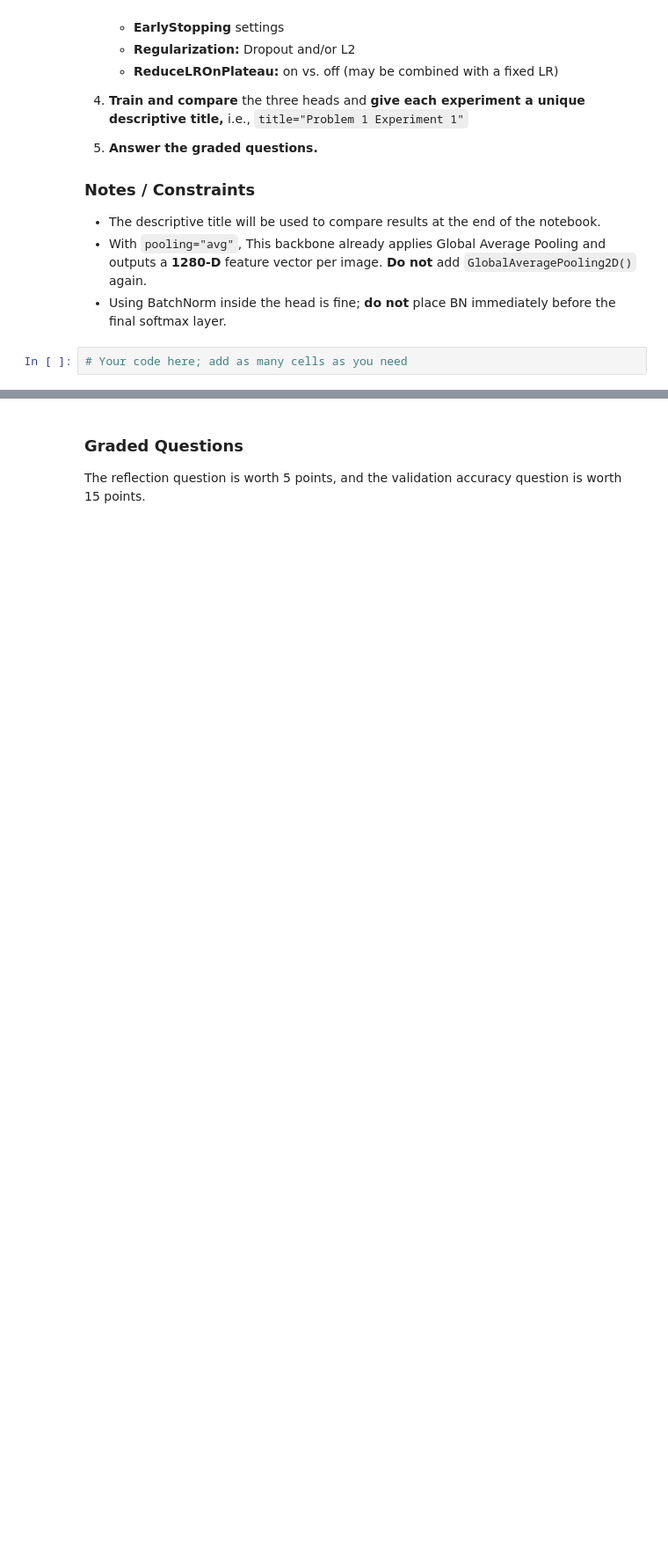
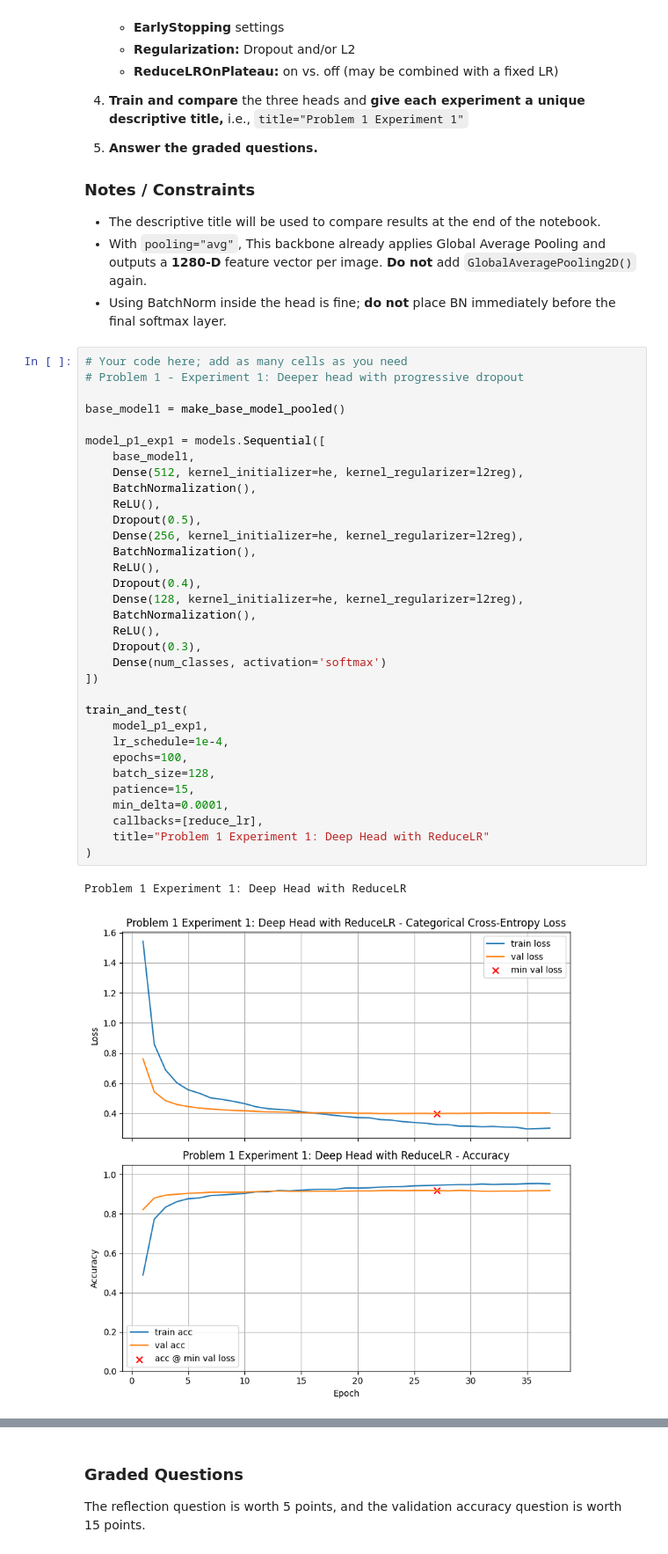
Before and after one commit to aydanmufti/Module-7-Assignments, a Jupyter notebook: Homework_05.ipynb, the cells around one changed output, grey strips where cells are left out. Shown at 88% size. Cells and saved outputs as stored; diff of their text form; blank space fills up the shorter version.

```diff
--- a/Homework_05.ipynb
+++ b/Homework_05.ipynb
@@ -471,5 +509,39 @@ base = make_base_pooled()  # default: trainable=False
 * The descriptive title will be used to compare results at the end of the notebook.
 * With `pooling="avg"`, This backbone already applies Global Average Pooling and outputs a **1280-D** feature vector per image. **Do not** add `GlobalAveragePooling2D()` again.
 * Using BatchNorm inside the head is fine; **do not** place BN immediately before the final softmax layer.
-# %%
-# Your code here; add as many cells as you need
+# %%
+# Your code here; add as many cells as you need
+# Problem 1 - Experiment 1: Deeper head with progressive dropout
+
+base_model1 = make_base_model_pooled()
+
+model_p1_exp1 = models.Sequential([
+    base_model1,
+    Dense(512, kernel_initializer=he, kernel_regularizer=l2reg),
+    BatchNormalization(),
+    ReLU(),
+    Dropout(0.5),
+    Dense(256, kernel_initializer=he, kernel_regularizer=l2reg),
+    BatchNormalization(),
+    ReLU(),
+    Dropout(0.4),
+    Dense(128, kernel_initializer=he, kernel_regularizer=l2reg),
+    BatchNormalization(),
+    ReLU(),
+    Dropout(0.3),
+    Dense(num_classes, activation='softmax')
+])
+
+train_and_test(
+    model_p1_exp1,
+    lr_schedule=1e-4,
+    epochs=100,
+    batch_size=128,
+    patience=15,
+    min_delta=0.0001,
+    callbacks=[reduce_lr],
+    title="Problem 1 Experiment 1: Deep Head with ReduceLR"
+)
+# %% [output]
+Problem 1 Experiment 1: Deep Head with ReduceLR
+[figure, added]
```
Also changed, not shown: parts of 38 cells of this notebook.
